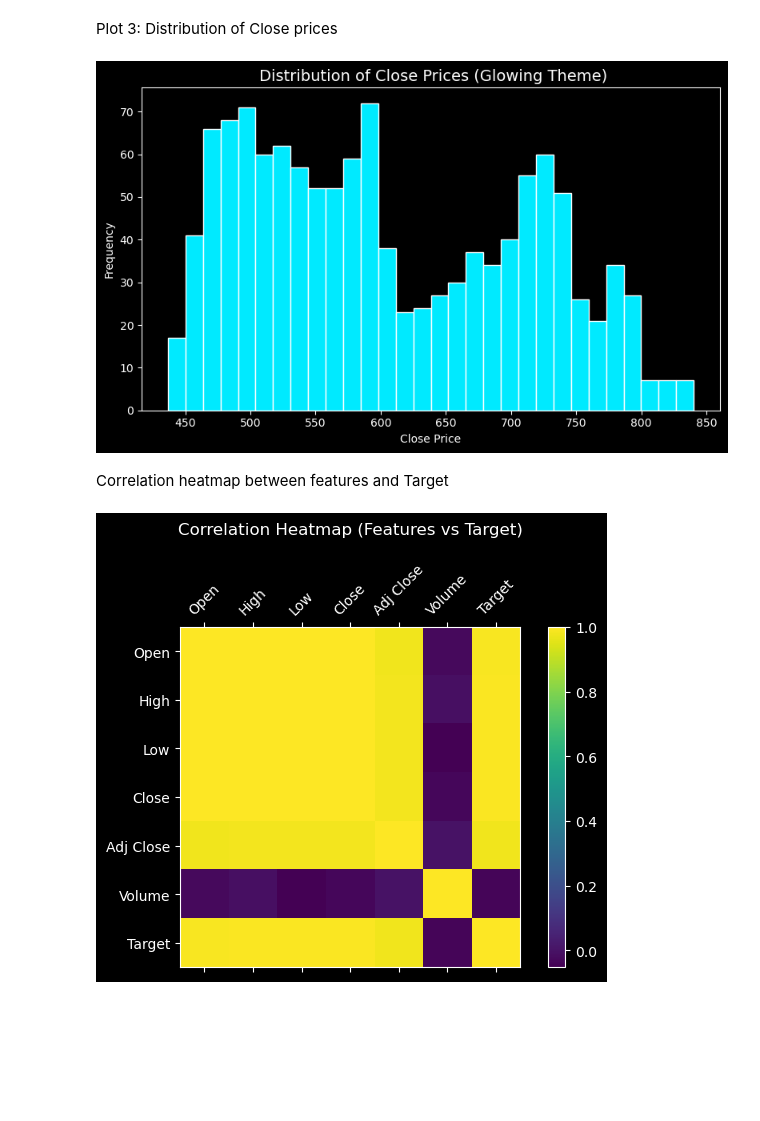
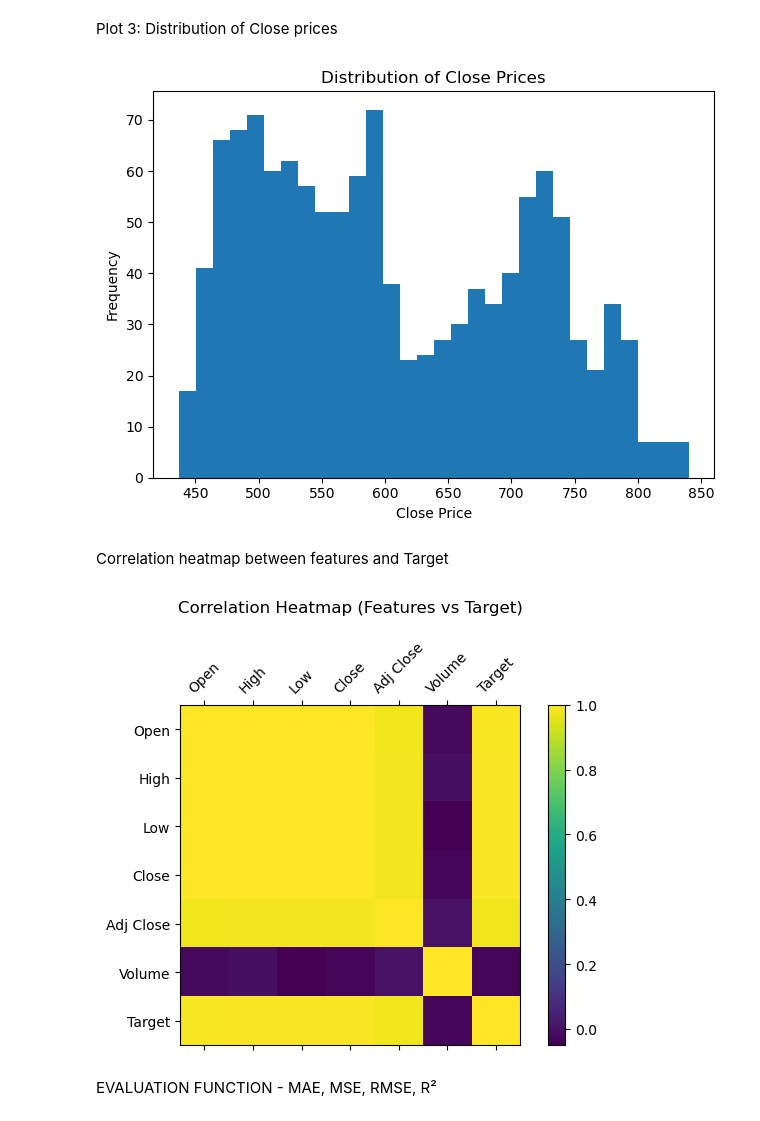
Before and after one commit to Mohd-Subhan/INFOSYS_STOCK_MARKET_PRICE_PREDICTION, a Jupyter notebook: Project_File(int234) (2).ipynb, the cells around one changed output. Cells and saved outputs as stored; diff of their text form; code cells hidden in the pictures; blank space fills up the shorter version.

```diff
--- a/Project_File(int234) (2).ipynb
+++ b/Project_File(int234) (2).ipynb
@@ -203,19 +202,18 @@ plt.show()
 # %% [markdown]
 Plot 3: Distribution of Close prices
 # %%
-plt.style.use("dark_background")
-plt.figure(figsize=(8,5))
+plt.style.use("default")         # Ensures white background everywhere
 
-plt.hist(df['Close'], bins=30, color="#00eaff", edgecolor="#ffffff")
-
+plt.figure()
+plt.hist(df['Close'], bins=30)
 plt.xlabel("Close Price")
 plt.ylabel("Frequency")
-plt.title(" Distribution of Close Prices (Glowing Theme)", fontsize=14)
+plt.title("Distribution of Close Prices")
 
 plt.tight_layout()
 plt.show()
 # %% [output]
-[figure, old version]
+[figure, new version]
 # %% [markdown]
 Correlation heatmap between features and Target
 # %%
@@ -233,4 +231,7 @@ plt.title("Correlation Heatmap (Features vs Target)", pad=20)
 plt.tight_layout()
 plt.show()
 # %% [output]
-[figure, old version]
+[figure, new version]
+# %% [markdown]
+EVALUATION FUNCTION -
+ MAE, MSE, RMSE, R²
```
Also changed, not shown: parts of 10 cells of this notebook.
